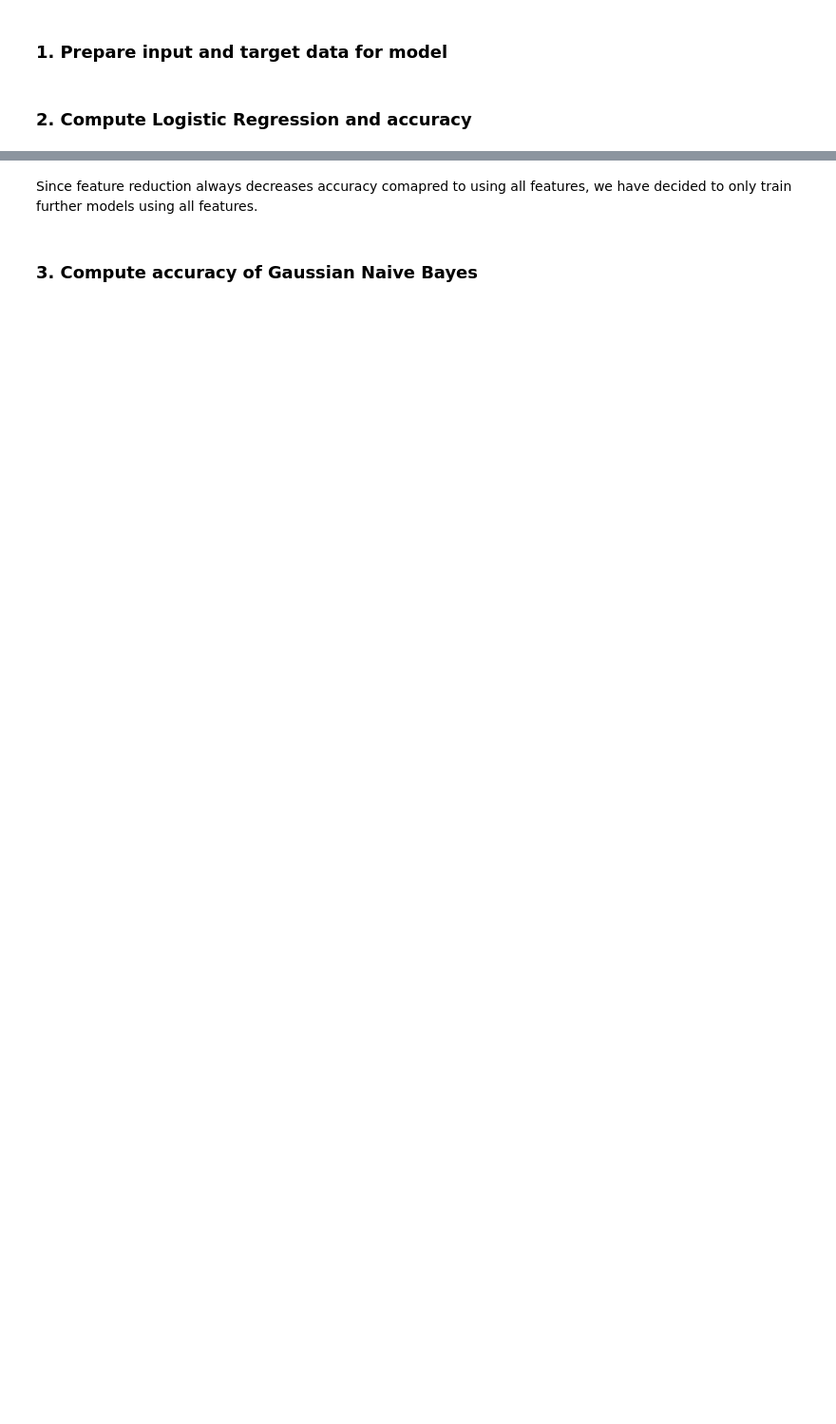
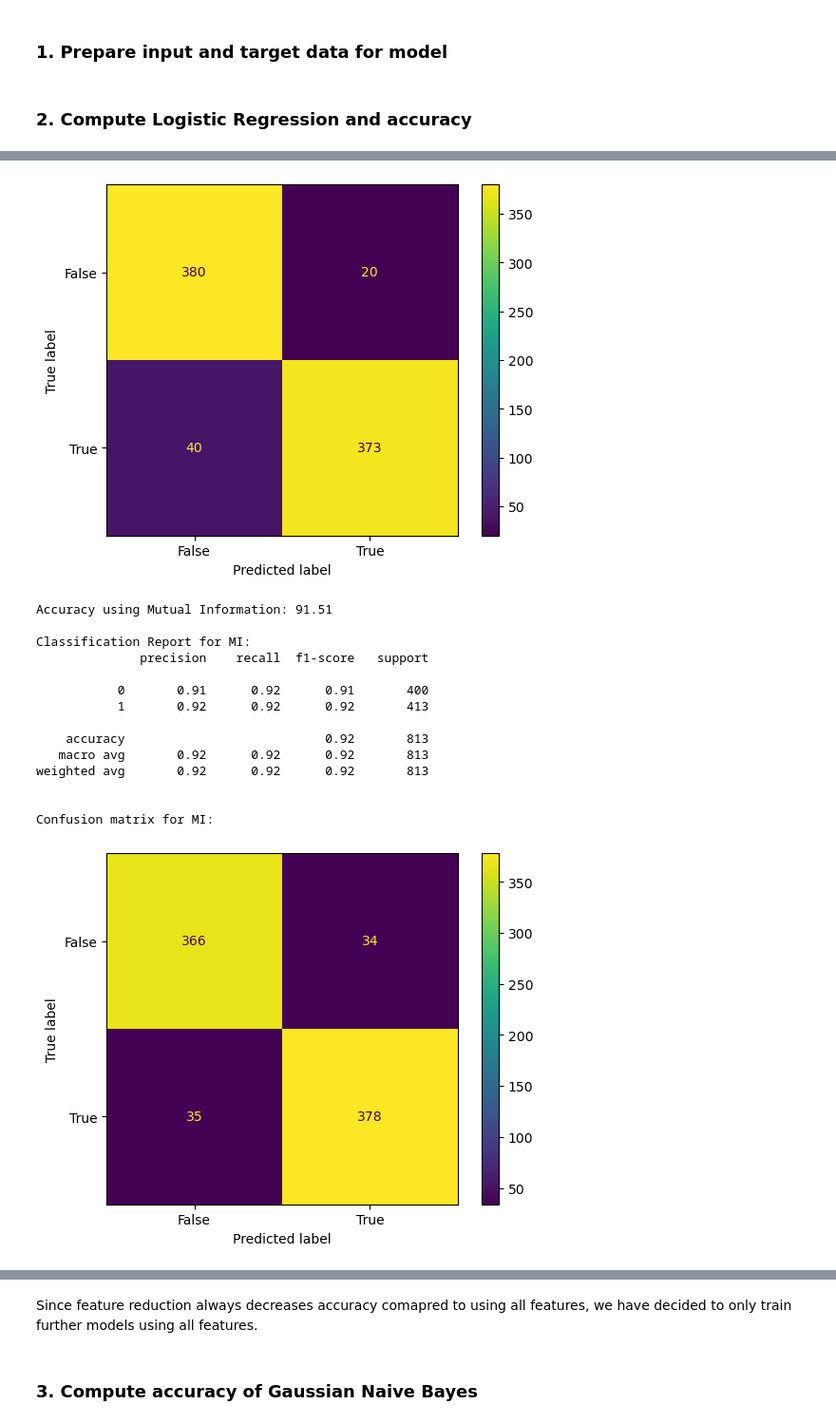
Before and after one commit to ansellum/ecs171-project, a Jupyter notebook: ECS171_Model_Predictions.ipynb, the cells around one changed output, grey strips where cells are left out. Shown: that part at 95% size. Cells and saved outputs as stored; diff of their text form; code cells hidden in the pictures; blank space fills up the shorter version.

Commit message:
Added visualizations for feature selection

```diff
--- a/ECS171_Model_Predictions.ipynb
+++ b/ECS171_Model_Predictions.ipynb
@@ -53,11 +53,11 @@ y_train_enc, y_test_enc = prepare_targets(y_train, y_test)
 ### 2. Compute Logistic Regression and accuracy
 # %%
 from sklearn.linear_model import LogisticRegression
-from sklearn.metrics import accuracy_score, confusion_matrix, classification_report
+from sklearn.metrics import accuracy_score, confusion_matrix, classification_report, ConfusionMatrixDisplay
 from sklearn.feature_selection import SelectKBest
 from sklearn.feature_selection import chi2
 from sklearn.feature_selection import mutual_info_classif
-from matplotlib import pyplot
+import matplotlib.pyplot as plt
 
 # define how many features to select
 number_of_features = 10
@@ -83,29 +83,48 @@ X_train_fs_mi, X_test_fs_mi = select_features(X_train_enc, y_train_enc, X_test_e
 
 model = LogisticRegression(solver='lbfgs')
 
+# Chi2 features
+model.fit(X_train_fs_chi2, y_train_enc)
+pred = model.predict(X_test_fs_chi2)
+accuracy = accuracy_score(y_test_enc, pred)
+print('Accuracy using Chi2: %.2f' % (accuracy*100))
+
+print("\nClassification Report for Chi2: ")
+print(classification_report(y_test_enc, pred))
+cm = confusion_matrix(y_test_enc, pred)  # actual, pred
+cm_display = ConfusionMatrixDisplay(confusion_matrix = cm, display_labels = [False, True])
+print("\nConfusion matrix for Chi2: ")
+cm_display.plot()
+plt.show()
+
+# Mutual Information features
+model.fit(X_train_fs_mi, y_train_enc)
+pred = model.predict(X_test_fs_mi)
+accuracy = accuracy_score(y_test_enc, pred)
+print('Accuracy using Mutual Information: %.2f' % (accuracy*100))
+
+print("\nClassification Report for MI: ")
+print(classification_report(y_test_enc, pred))
+
+cm = confusion_matrix(y_test_enc, pred)  # actual, pred
+cm_display = ConfusionMatrixDisplay(confusion_matrix = cm, display_labels = [False, True])
+print("\nConfusion matrix for MI: ")
+cm_display.plot()
+plt.show()
+
 # all features
 model.fit(X_train_enc, y_train_enc)
-yhat = model.predict(X_test_enc)
-accuracy = accuracy_score(y_test_enc, yhat)
+pred = model.predict(X_test_enc)
+accuracy = accuracy_score(y_test_enc, pred)
 print('Accuracy using ALL features: %.2f' % (accuracy*100))
-print("\nClassification Report : ")
-print(classification_report(y_test_enc, yhat))
 
-# Chi2 features
-model.fit(X_train_fs_chi2, y_train_enc)
-yhat = model.predict(X_test_fs_chi2)
-accuracy = accuracy_score(y_test_enc, yhat)
-print('Accuracy using Chi2: %.2f' % (accuracy*100))
-print("\nClassification Report : ")
-print(classification_report(y_test_enc, yhat))
-
-# Mutual Information featuresW
-model.fit(X_train_fs_mi, y_train_enc)
-yhat = model.predict(X_test_fs_mi)
-accuracy = accuracy_score(y_test_enc, yhat)
-print('Accuracy using Mutual Information: %.2f' % (accuracy*100))
-print("\nClassification Report : ")
-print(classification_report(y_test_enc, yhat))
+print("\nClassification Report for all features: ")
+print(classification_report(y_test_enc, pred))
+cm = confusion_matrix(y_test_enc, pred)  # actual, pred
+cm_display = ConfusionMatrixDisplay(confusion_matrix = cm, display_labels = [False, True])
+print("\nConfusion matrix for all features: ")
+cm_display.plot()
+plt.show()
 # %% [output]
 number of selected features:  10
 
@@ -126,0 +145,16 @@ weighted avg       0.92      0.92      0.92       813
+[figure, added]
+Accuracy using Mutual Information: 91.51
+
+Classification Report for MI:
+              precision    recall  f1-score   support
+
+           0       0.91      0.92      0.91       400
+           1       0.92      0.92      0.92       413
+
+    accuracy                           0.92       813
+   macro avg       0.92      0.92      0.92       813
+weighted avg       0.92      0.92      0.92       813
+
+
+Confusion matrix for MI:
+[figure, added]
```
Also changed, not shown: parts of 3 cells of this notebook.
